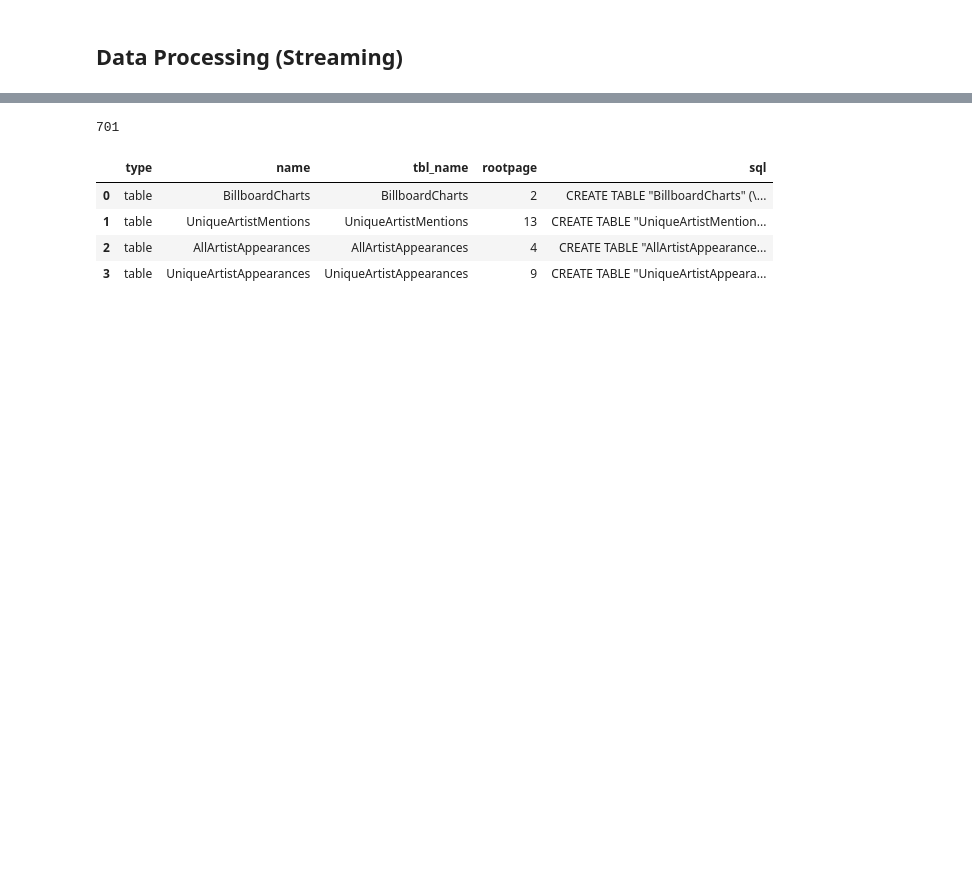
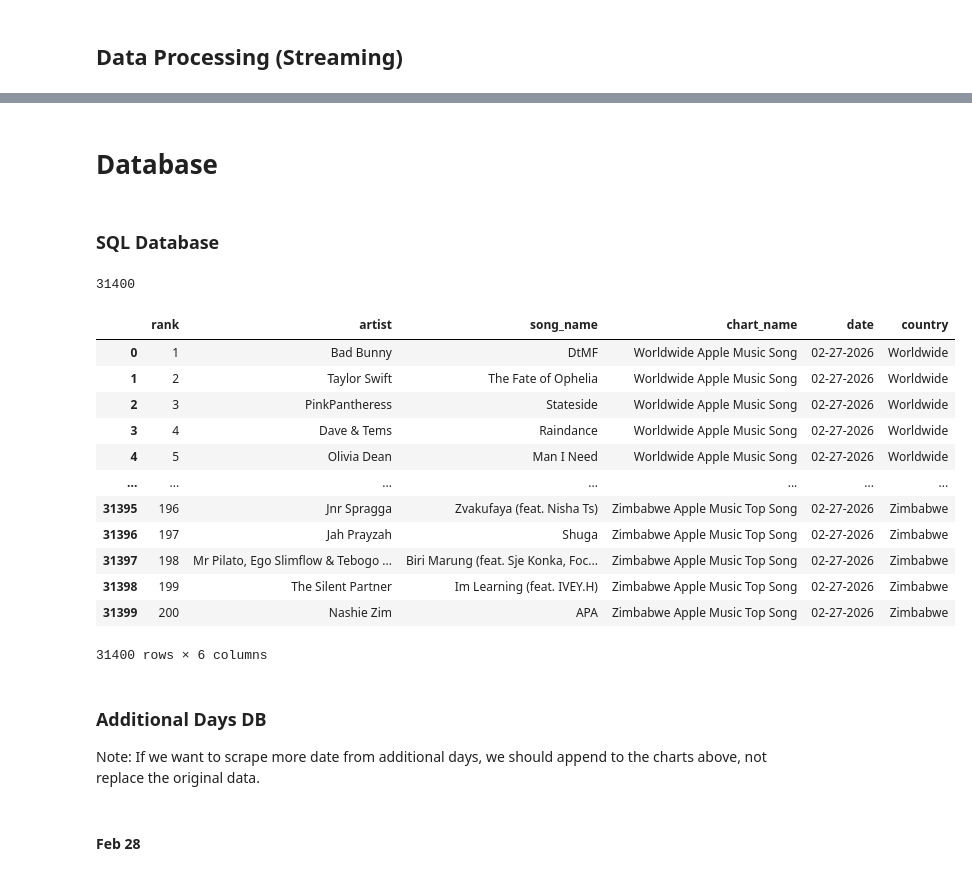
Before and after one commit to pvcampos-stack/220FinalProject_BillboardData, a Jupyter notebook: Web_Scraping_Billboard.ipynb, the cells around one changed output, grey strips where cells are left out. Drawn from its saved outputs; the diff is of its cells as text; code cells hidden in the pictures; blank space fills up the shorter version.

Commit message:
scraped data for feb28 and processed tables for analyzing. Also, added a markdown file with information about the datasets and legend.

```diff
--- a/Web_Scraping_Billboard.ipynb
+++ b/Web_Scraping_Billboard.ipynb
@@ -338,25 +586,49 @@ spotify_daily_streaming_charts
+# %% [markdown]
+# Database
+# %% [markdown]
+### SQL Database
 # %%
 #Save as sql file
 # Import/Create DB from CSV
 sqlite_db_path = '../Final_Project/data.db' # Name of the table to be created in SQLite
 conn = sql.connect(sqlite_db_path) # connect to a NEW database!
 # %%
+#Create Original charts
 table_name_charts = 'BillboardCharts'
-table_name_unique_artist_mentions = "UniqueArtistMentions"
-table_name_all_artist_appearances = "AllArtistAppearances"
-table_name_unique_artist_appearances = "UniqueArtistAppearances"
+table_name_unique_artist_mentions = "IndividualArtistMentions"
+table_name_all_artist_appearances = "SongArtistMentions"
+table_name_unique_artist_chart_appearances = "SongArtistChartAppearances"
+table_name_spotify_daily_streaming_charts = "SpotifyDailyStreamingCharts"
+table_name_spotify_weekly_streaming_charts = "SpotifyWeeklyStreamingCharts"
+table_name_apple_chart_rankings = "AppleChartRankings"
+
 
 all_charts_df.to_sql(name=table_name_charts, con = conn, if_exists='replace', index=False)
 unique_artist_mentions.to_sql(name=table_name_unique_artist_mentions, con = conn, if_exists='replace', index=False)
 total_appearances_all_charts.to_sql(name=table_name_all_artist_appearances, con = conn, if_exists='replace', index=False)
-unique_chart_appearances.to_sql(name=table_name_unique_artist_appearances, con = conn, if_exists='replace', index=False)
+unique_chart_appearances.to_sql(name=table_name_unique_artist_chart_appearances, con = conn, if_exists='replace', index=False)
+spotify_daily_streaming_charts.to_sql(name=table_name_spotify_daily_streaming_charts, con = conn, if_exists='replace', index=False)
+spotify_weekly_streaming_charts.to_sql(name=table_name_spotify_weekly_streaming_charts, con = conn, if_exists='replace', index=False)
+apple_charts.to_sql(name=table_name_apple_chart_rankings, con = conn, if_exists='replace', index=False)
 # %% [output]
-701
+31400
 # %%
-pd.read_sql('''SELECT * from sqlite_master''', conn)
+pd.read_sql('''SELECT * from AppleChartRankings''', conn)
 # %% [output]
-|  | type | name | tbl_name | rootpage | sql |
-| 0 | table | BillboardCharts | BillboardCharts | 2 | CREATE TABLE "BillboardCharts" (\... |
-| 1 | table | UniqueArtistMentions | UniqueArtistMentions | 13 | CREATE TABLE "UniqueArtistMention... |
-| 2 | table | AllArtistAppearances | AllArtistAppearances | 4 | CREATE TABLE "AllArtistAppearance... |
-| 3 | table | UniqueArtistAppearances | UniqueArtistAppearances | 9 | CREATE TABLE "UniqueArtistAppeara... |
+|  | rank | artist | song_name | chart_name | date | country |
+| 0 | 1 | Bad Bunny | DtMF | Worldwide Apple Music Song | 02-27-2026 | Worldwide |
+| 1 | 2 | Taylor Swift | The Fate of Ophelia | Worldwide Apple Music Song | 02-27-2026 | Worldwide |
+| 2 | 3 | PinkPantheress | Stateside | Worldwide Apple Music Song | 02-27-2026 | Worldwide |
+| 3 | 4 | Dave & Tems | Raindance | Worldwide Apple Music Song | 02-27-2026 | Worldwide |
+| 4 | 5 | Olivia Dean | Man I Need | Worldwide Apple Music Song | 02-27-2026 | Worldwide |
+| ... | ... | ... | ... | ... | ... | ... |
+| 31395 | 196 | Jnr Spragga | Zvakufaya (feat. Nisha Ts) | Zimbabwe Apple Music Top Song | 02-27-2026 | Zimbabwe |
+| 31396 | 197 | Jah Prayzah | Shuga | Zimbabwe Apple Music Top Song | 02-27-2026 | Zimbabwe |
+| 31397 | 198 | Mr Pilato, Ego Slimflow & Tebogo ... | Biri Marung (feat. Sje Konka, Foc... | Zimbabwe Apple Music Top Song | 02-27-2026 | Zimbabwe |
+| 31398 | 199 | The Silent Partner | Im Learning (feat. IVEY.H) | Zimbabwe Apple Music Top Song | 02-27-2026 | Zimbabwe |
+| 31399 | 200 | Nashie Zim | APA | Zimbabwe Apple Music Top Song | 02-27-2026 | Zimbabwe |
+31400 rows × 6 columns
+# %% [markdown]
+### Additional Days DB
+
+Note: If we want to scrape more date from additional days, we should append to the charts above, not replace the original data.
@@ -362,0 +638,2 @@ pd.read_sql('''SELECT * from sqlite_master''', conn)
+# %% [markdown]
+#### Feb 28
```
Also changed, not shown: parts of 40 cells of this notebook, 3 other files.
